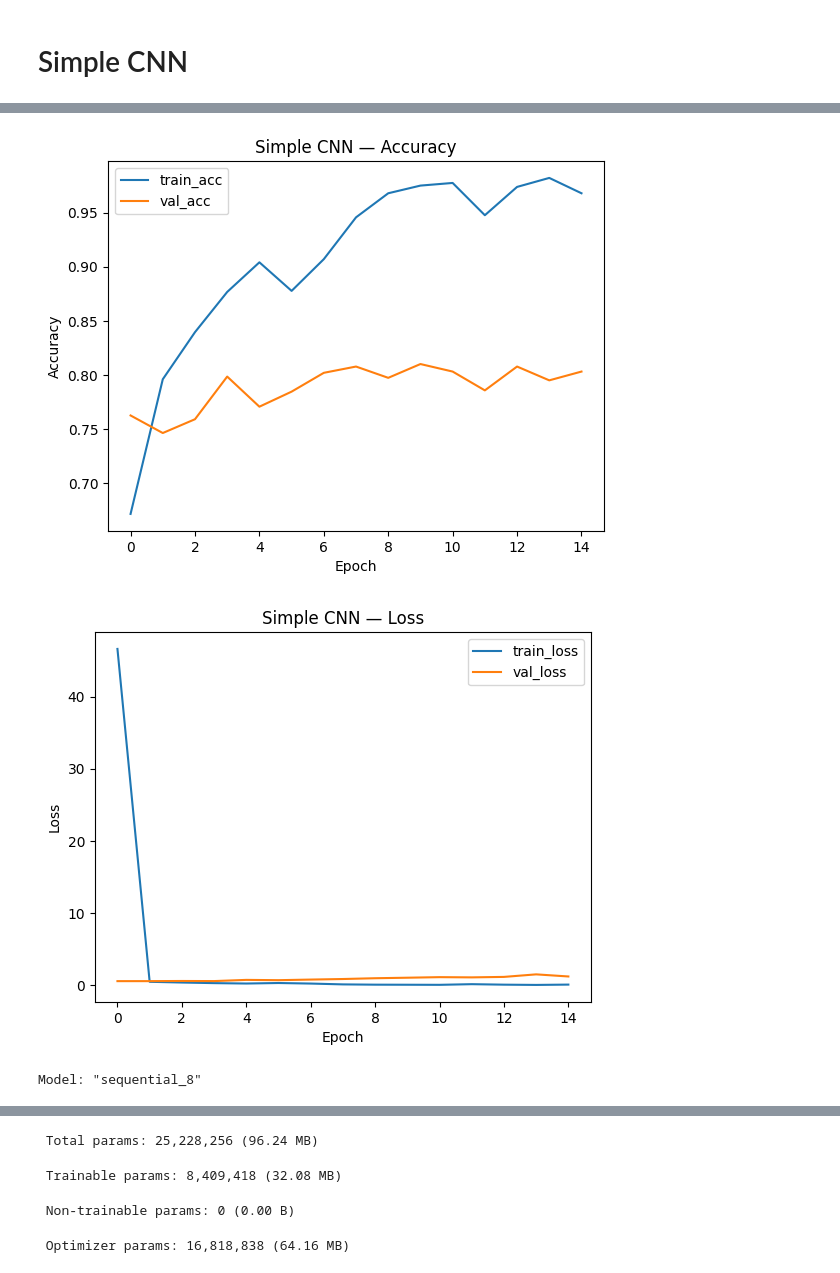
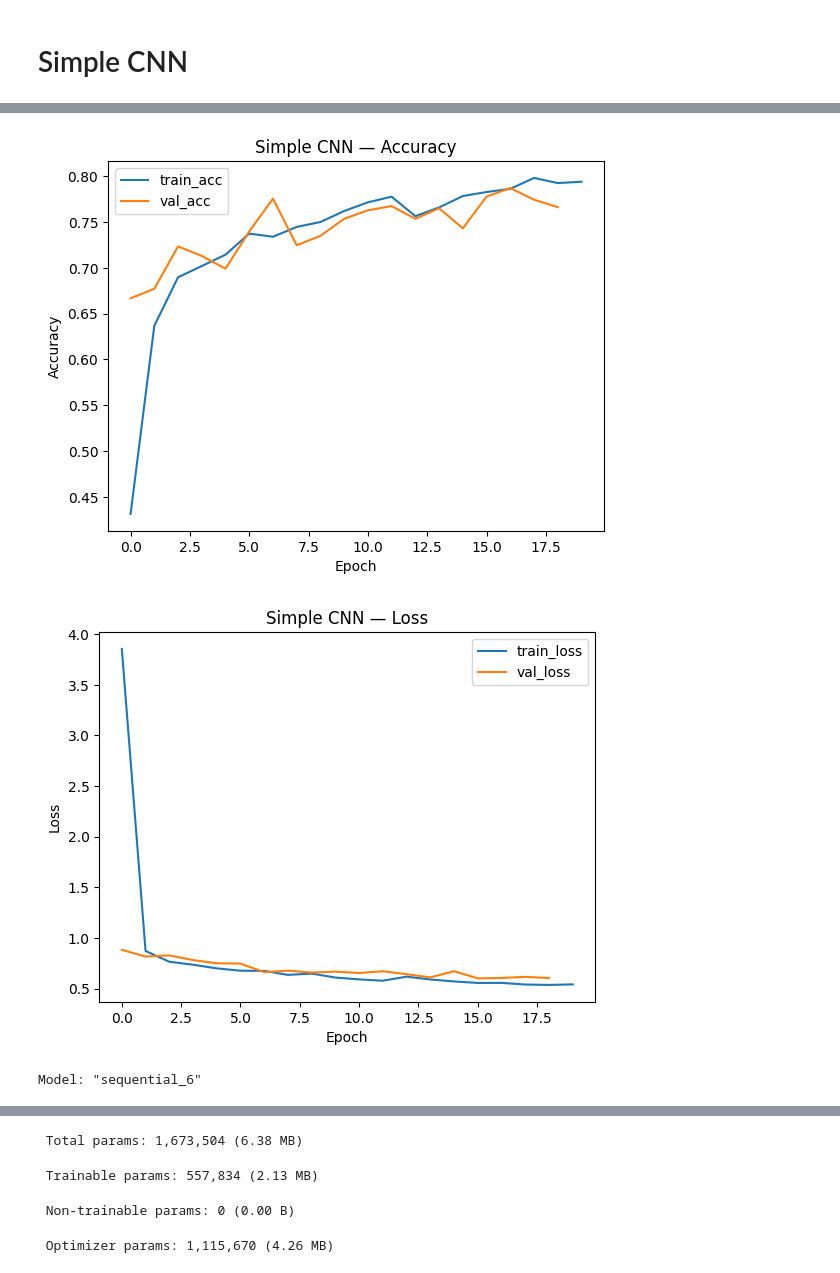
Before and after one commit to zes5612/CSCI-335-3-Group-1, a Jupyter notebook: code/train_models.ipynb, the cells around one changed output, grey strips where cells are left out. Saved outputs shown, nothing was run; the diff lists cells and outputs as text; code cells hidden in the pictures.

Commit message:
Improved CNN model a little to prevent it from overfitting so much

```diff
--- a/code/train_models.ipynb
+++ b/code/train_models.ipynb
@@ -7,9 +7,10 @@ from sklearn.model_selection import train_test_split
 import tensorflow as tf
 from tensorflow.keras import layers, models, regularizers, Sequential
 import matplotlib.pyplot as plt
+from sklearn.utils import compute_class_weight
 
 SEED = 67
-IMG_SIZE = (128, 128)
+IMG_SIZE = (256, 256)
 BATCH_SIZE = 32
 DATA_PATH = "../data"
 TEST_PERCENT = .7
@@ -48,13 +48,14 @@ Found 5856 files belonging to 3 classes.
 # %% [markdown]
 <h1>Visualize model training</h1>
 # %%
+#Ignore first value because it starts off really really bad
 def plot_training_curves(history, title_prefix="Model"):
     """Plot training & validation accuracy and loss (separate charts)."""
     # Accuracy plot
     plt.figure()
     plt.plot(history.history.get("accuracy", []), label="train_acc")
     if "val_accuracy" in history.history:
-        plt.plot(history.history["val_accuracy"], label="val_acc")
+        plt.plot(history.history["val_accuracy"][1:], label="val_acc")
     plt.title(f"{title_prefix} — Accuracy")
     plt.xlabel("Epoch")
     plt.ylabel("Accuracy")
@@ -65,7 +66,7 @@ def plot_training_curves(history, title_prefix="Model"):
     plt.figure()
     plt.plot(history.history.get("loss", []), label="train_loss")
     if "val_loss" in history.history:
-        plt.plot(history.history["val_loss"], label="val_loss")
+        plt.plot(history.history["val_loss"][1:], label="val_loss")
     plt.title(f"{title_prefix} — Loss")
     plt.xlabel("Epoch")
     plt.ylabel("Loss")
@@ -74,14 +77,49 @@ def plot_training_curves(history, title_prefix="Model"):
+# %%
+
+y_train = np.concatenate([y.numpy() for _, y in train_ds], axis=0)
+
+class_weights = compute_class_weight(
+    class_weight='balanced',
+    classes=np.unique(y_train),
+    y=y_train
+)
+class_weight_dict = dict(enumerate(class_weights))
 # %% [markdown]
 <h1>Simple CNN</h1>
 # %%
 cnn_simple = Sequential([
     layers.Input(shape=(IMG_SIZE + (3,))),
-    layers.Conv2D(32, (3,3), activation="relu", padding="same"),
+
+    #Layer 1
+    layers.Conv2D(32, (3,3), activation="relu", padding="same", kernel_regularizer=regularizers.l2(1e-4)),
+    layers.MaxPooling2D((3,3)),
+    layers.Dropout(0.3),
+
+    #Layer 2
+    layers.Conv2D(64, (3,3), activation="relu", padding="same", kernel_regularizer=regularizers.l2(1e-4)),
+    layers.MaxPooling2D((3,3)),
+    layers.Dropout(0.2),
+
+    #Layer 3
+    layers.Conv2D(64, (3,3), activation="relu", padding="same", kernel_regularizer=regularizers.l2(1e-4)),
+    layers.MaxPooling2D((3,3)),
+    layers.Dropout(0.2),
+
+    #Layer 4
+    layers.Conv2D(128, (3,3), activation="relu", padding="same", kernel_regularizer=regularizers.l2(1e-4)),
     layers.MaxPooling2D((2,2)),
-    layers.Conv2D(64, (3,3), activation="relu", padding="same"),
+    layers.Dropout(0.1),
+
+    #Layer 5
+    layers.Conv2D(256, (3,3), activation="relu", padding="same", kernel_regularizer=regularizers.l2(1e-4)),
     layers.MaxPooling2D((2,2)),
+    layers.Dropout(0.1),
+
+
+    #Output layer
     layers.Flatten(),
-    layers.Dense(128, activation="relu"),
+    layers.Dense(128, activation="relu", kernel_regularizer=regularizers.l2(1e-4)),
+    layers.Dropout(0.2),
     layers.Dense(10, activation="softmax"),
 ])
 
@@ -91,12 +129,21 @@ cnn_simple.compile(
     metrics=["accuracy"],
 )
 
+early_stop = tf.keras.callbacks.EarlyStopping(
+    monitor="val_loss",
+    patience=3,
+    restore_best_weights=True,
+)
+
 
 history_cnn_simple = cnn_simple.fit(
     train_ds,
     validation_data=val_ds,
-    epochs=15,
-    verbose=1
+    epochs=20,
+    batch_size=128,
+    verbose=1,
+    callbacks=[early_stop],
+    class_weight=class_weight_dict
 )
 
 plot_training_curves(history_cnn_simple, title_prefix="Simple CNN")
@@ -122,6 +169,6 @@ Epoch 15/15
-[figure, old version]
+[figure, new version]
-[figure, old version]
+[figure, new version]
-Model: "sequential_8"
+Model: "sequential_6"
 ┏━━━━━━━━━━━━━━━━━━━━━━━━━━━━━━━━━┳━━━━━━━━━━━━━━━━━━━━━━━━┳━━━━━━━━━━━━━━━┓
 ┃ Layer (type)                    ┃ Output Shape           ┃       Param # ┃
 ┡━━━━━━━━━━━━━━━━━━━━━━━━━━━━━━━━━╇━━━━━━━━━━━━━━━━━━━━━━━━╇━━━━━━━━━━━━━━━┩
@@ -141,5 +188,5 @@ Model: "sequential_8"
 └─────────────────────────────────┴────────────────────────┴───────────────┘
- Total params: 25,228,256 (96.24 MB)
+ Total params: 1,673,504 (6.38 MB)
- Trainable params: 8,409,418 (32.08 MB)
+ Trainable params: 557,834 (2.13 MB)
  Non-trainable params: 0 (0.00 B)
- Optimizer params: 16,818,838 (64.16 MB)
+ Optimizer params: 1,115,670 (4.26 MB)
```
Also changed, not shown: parts of 3 cells of this notebook, 2 other files.
